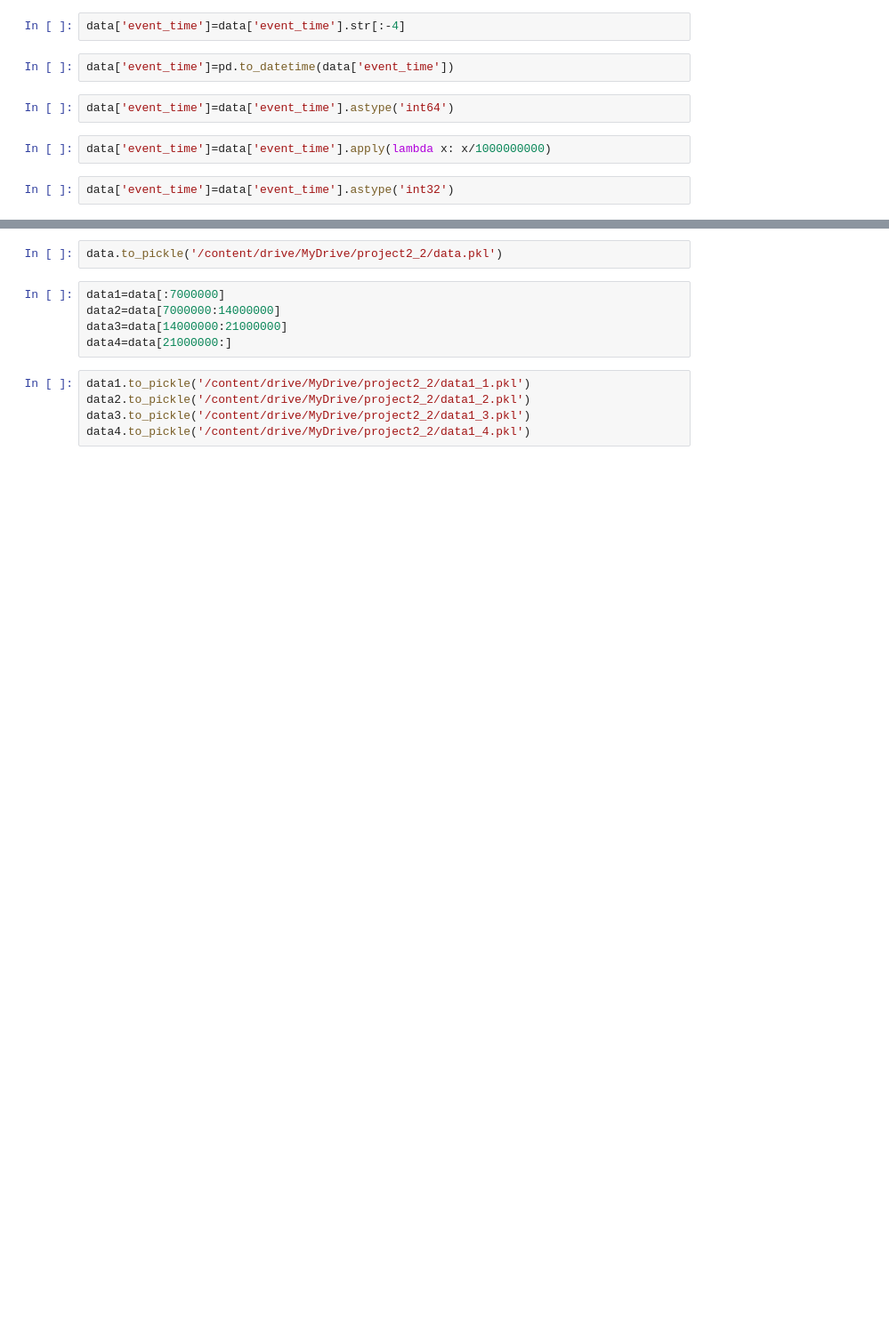
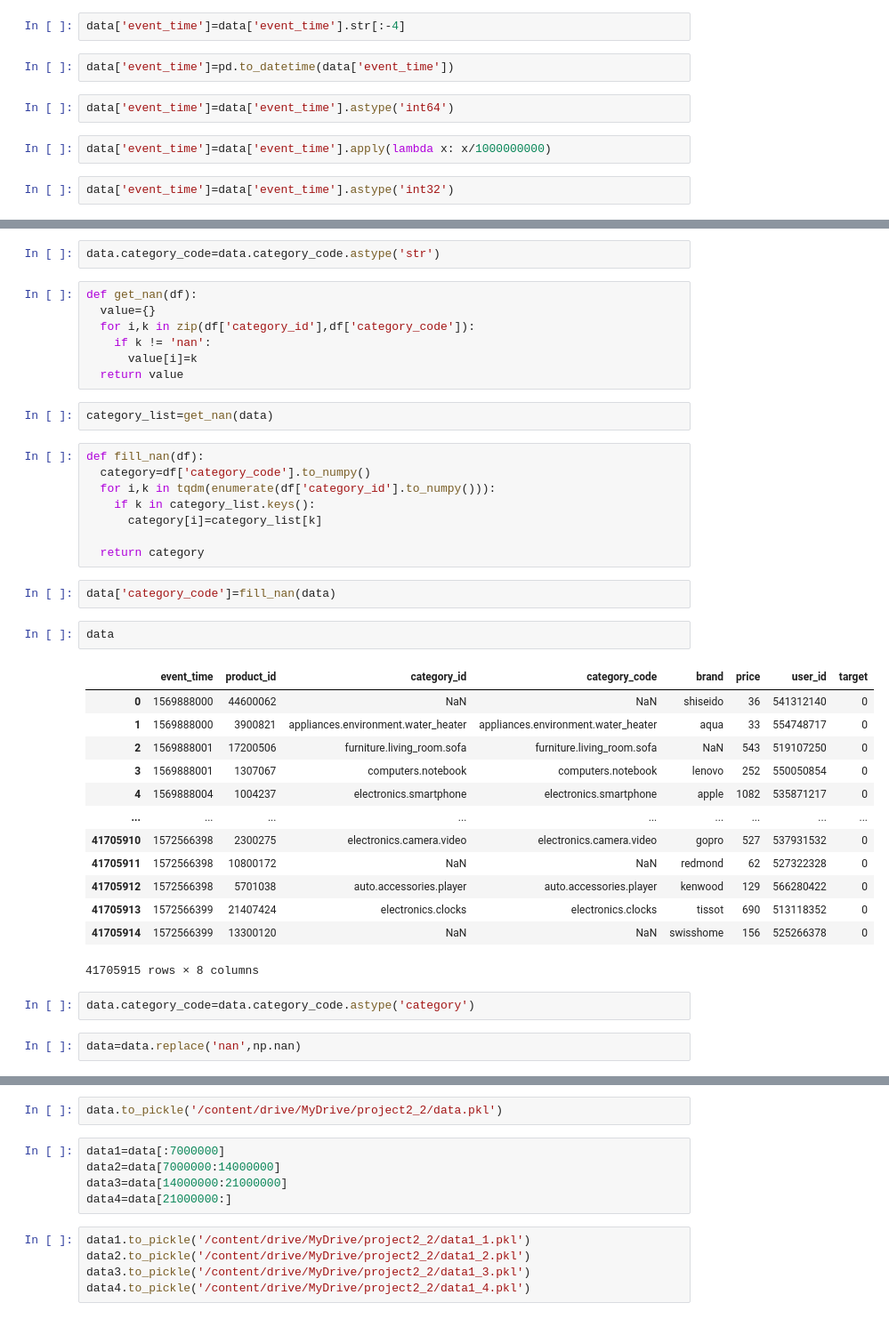
Before and after one commit to lover-swan/project2_2, a Jupyter notebook: pretreatment1.ipynb, the cells around one changed output, grey strips where cells are left out. Shown at 89% size. Saved outputs shown, nothing was run; the diff lists cells and outputs as text; blank space fills up the shorter version.

```diff
--- a/pretreatment1.ipynb
+++ b/pretreatment1.ipynb
@@ -77,0 +93,41 @@ data
+# %%
+data.category_code=data.category_code.astype('str')
+# %%
+def get_nan(df):
+  value={}
+  for i,k in zip(df['category_id'],df['category_code']):
+    if k != 'nan':
+      value[i]=k
+  return value
+# %%
+category_list=get_nan(data)
+# %%
+def fill_nan(df):
+  category=df['category_code'].to_numpy()
+  for i,k in tqdm(enumerate(df['category_id'].to_numpy())):
+    if k in category_list.keys():
+      category[i]=category_list[k]
+
+  return category
+# %%
+data['category_code']=fill_nan(data)
+# %%
+data
+# %% [output]
+|  | event_time | product_id | category_id | category_code | brand | price | user_id | target |
+| 0 | 1569888000 | 44600062 | NaN | NaN | shiseido | 36 | 541312140 | 0 |
+| 1 | 1569888000 | 3900821 | appliances.environment.water_heater | appliances.environment.water_heater | aqua | 33 | 554748717 | 0 |
+| 2 | 1569888001 | 17200506 | furniture.living_room.sofa | furniture.living_room.sofa | NaN | 543 | 519107250 | 0 |
+| 3 | 1569888001 | 1307067 | computers.notebook | computers.notebook | lenovo | 252 | 550050854 | 0 |
+| 4 | 1569888004 | 1004237 | electronics.smartphone | electronics.smartphone | apple | 1082 | 535871217 | 0 |
+| ... | ... | ... | ... | ... | ... | ... | ... | ... |
+| 41705910 | 1572566398 | 2300275 | electronics.camera.video | electronics.camera.video | gopro | 527 | 537931532 | 0 |
+| 41705911 | 1572566398 | 10800172 | NaN | NaN | redmond | 62 | 527322328 | 0 |
+| 41705912 | 1572566398 | 5701038 | auto.accessories.player | auto.accessories.player | kenwood | 129 | 566280422 | 0 |
+| 41705913 | 1572566399 | 21407424 | electronics.clocks | electronics.clocks | tissot | 690 | 513118352 | 0 |
+| 41705914 | 1572566399 | 13300120 | NaN | NaN | swisshome | 156 | 525266378 | 0 |
+41705915 rows × 8 columns
+# %%
+data.category_code=data.category_code.astype('category')
+# %%
+data=data.replace('nan',np.nan)
```
Also changed, not shown: parts of 5 cells of this notebook.
